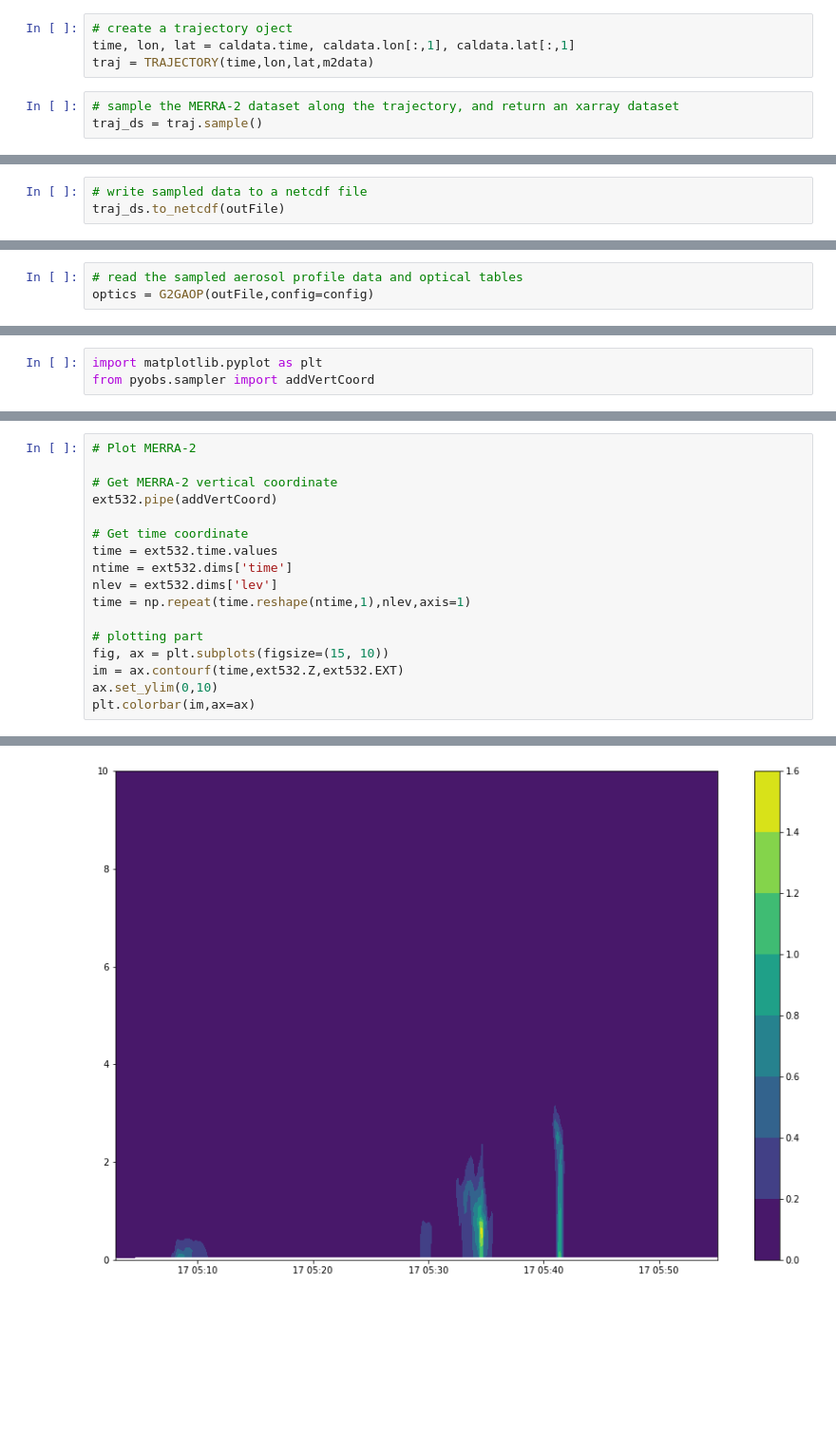
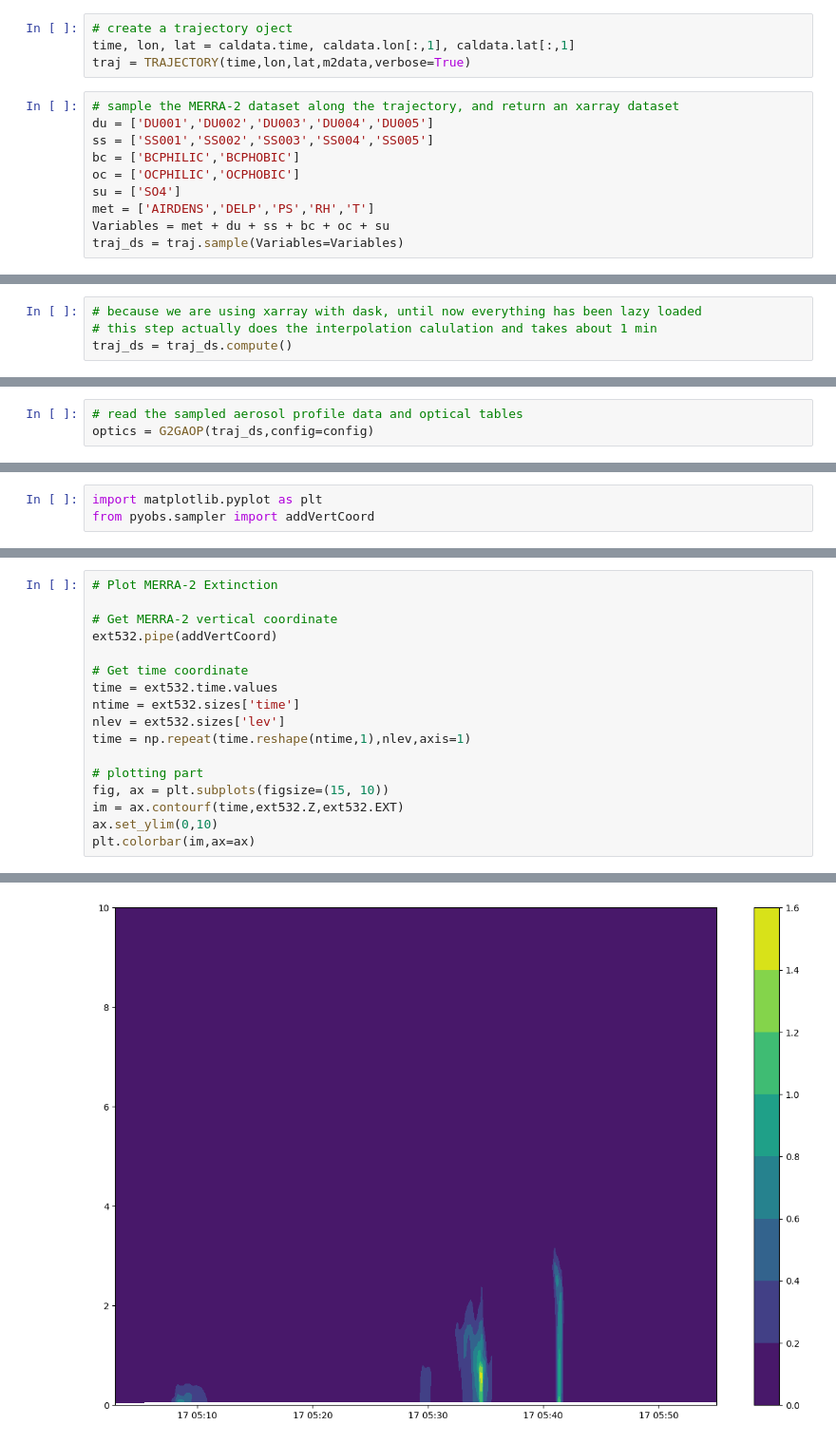
Before and after one commit to GEOS-ESM/GMAOpyobs, a Jupyter notebook: src/Notebooks/sampler_examples/calipso_sampler.ipynb, the cells around one changed output, grey strips where cells are left out. Shown at 95% size. Cells and saved outputs as stored; diff of their text form; blank space fills up the shorter version.

```diff
--- a/src/Notebooks/sampler_examples/calipso_sampler.ipynb
+++ b/src/Notebooks/sampler_examples/calipso_sampler.ipynb
@@ -51,7 +50,14 @@ shape nhms (17707264,)
 # %%
 # create a trajectory oject
 time, lon, lat = caldata.time, caldata.lon[:,1], caldata.lat[:,1]
-traj = TRAJECTORY(time,lon,lat,m2data)
+traj = TRAJECTORY(time,lon,lat,m2data,verbose=True)
 # %%
 # sample the MERRA-2 dataset along the trajectory, and return an xarray dataset
-traj_ds = traj.sample()
+du = ['DU001','DU002','DU003','DU004','DU005']
+ss = ['SS001','SS002','SS003','SS004','SS005']
+bc = ['BCPHILIC','BCPHOBIC']
+oc = ['OCPHILIC','OCPHOBIC']
+su = ['SO4']
+met = ['AIRDENS','DELP','PS','RH','T']
+Variables = met + du + ss + bc + oc + su
+traj_ds = traj.sample(Variables=Variables)
@@ -58,3 +85,4 @@ traj_ds = traj.sample()
 # %%
-# write sampled data to a netcdf file
-traj_ds.to_netcdf(outFile)
+# because we are using xarray with dask, until now everything has been lazy loaded
+# this step actually does the interpolation calulation and takes about 1 min
+traj_ds = traj_ds.compute()
@@ -72,7 +106,7 @@ from pyobs.aop import G2GAOP
 config = 'm2_pm25.yaml'
 # %%
 # read the sampled aerosol profile data and optical tables
-optics = G2GAOP(outFile,config=config)
+optics = G2GAOP(traj_ds,config=config)
 # %%
 # caluclate profiles of total:
 #        EXT:     aerosol extinction profile
@@ -144,20 +183,20 @@ plt.colorbar(im,ax=ax)
 # %%
-# Plot MERRA-2
+# Plot MERRA-2 Extinction
 
 # Get MERRA-2 vertical coordinate
 ext532.pipe(addVertCoord)
 
 # Get time coordinate
 time = ext532.time.values
-ntime = ext532.dims['time']
-nlev = ext532.dims['lev']
+ntime = ext532.sizes['time']
+nlev = ext532.sizes['lev']
 time = np.repeat(time.reshape(ntime,1),nlev,axis=1)
 
 # plotting part
 fig, ax = plt.subplots(figsize=(15, 10))
 im = ax.contourf(time,ext532.Z,ext532.EXT)
 ax.set_ylim(0,10)
 plt.colorbar(im,ax=ax)
 # %% [output]
 <matplotlib.colorbar.Colorbar at 0x...>
-[figure, old version]
+[figure, new version]
```
Also changed, not shown: parts of 14 cells of this notebook.
